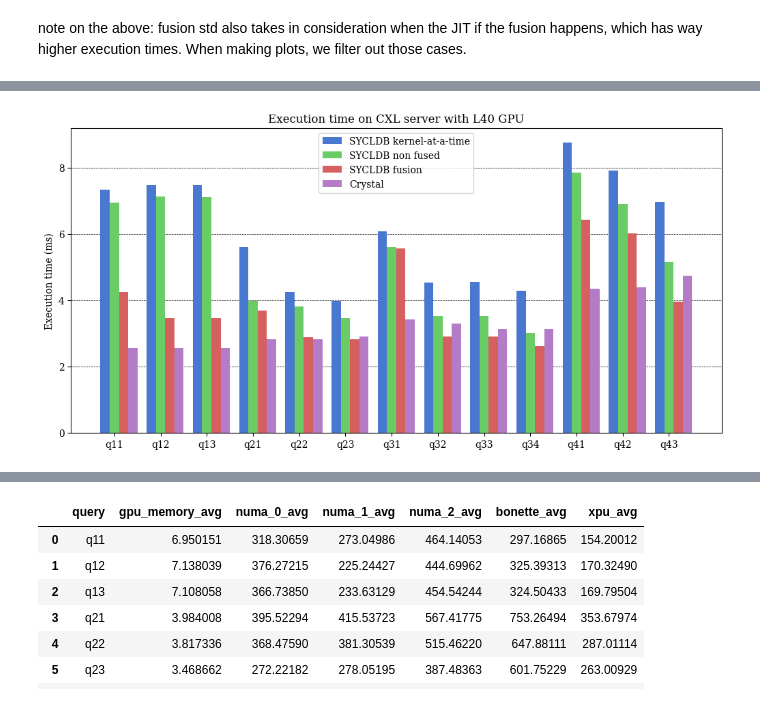
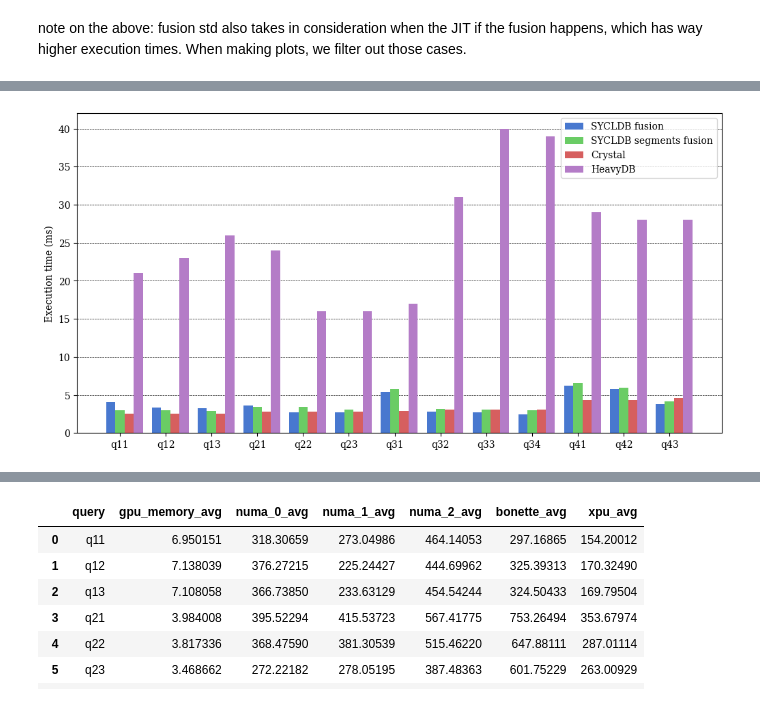
Before and after one commit to Maestro-Zacht/sycldb-calcite-executor, a Jupyter notebook: performances/perf.ipynb, the cells around one changed output, grey strips where cells are left out. Cells and saved outputs as stored; diff of their text form; code cells hidden in the pictures.

Commit message:
comparison on cxl server

```diff
--- a/performances/perf.ipynb
+++ b/performances/perf.ipynb
@@ -408,12 +408,14 @@ for q in queries:
     async_df = pd.read_csv(f'{q}-performance-async-cxl.log', header=None, names=['execution_time_ms'])
     fusion_df = pd.read_csv(f'{q}-performance-cxl.log', header=None, names=['execution_time_ms'])
     ddor_df = pd.read_csv(f'{q}-performance-ddor-l40.log', header=None, names=['execution_time_ms'])
+    ddor_fusion_df = pd.read_csv(f'{q}-performance-segments-cxl-fusion-s20.log', header=None, names=['execution_time_ms'])
     heavydb_df = pd.read_csv(f'heavydb_perf/cxl_server/{q}.txt', header=None, names=['execution_time_ms'])
 
     results_cxl[f'{q}_sync'] = sync_df['execution_time_ms']
     results_cxl[f'{q}_async'] = async_df['execution_time_ms']
     results_cxl[f'{q}_fusion'] = fusion_df['execution_time_ms']
     results_cxl[f'{q}_ddor'] = ddor_df['execution_time_ms']
+    results_cxl[f'{q}_ddor_fusion'] = ddor_fusion_df['execution_time_ms']
     results_cxl[f'{q}_crystal'] = query_times_crystal[q]
     results_cxl[f'{q}_heavydb'] = heavydb_df['execution_time_ms']
 
@@ -437,10 +439,11 @@ comparison_cxl = []
 for q in queries:
     sync_avg = results_cxl[f'{q}_sync'].mean()
     async_avg = results_cxl[f'{q}_async'].mean()
-    fusion_avg = results_cxl[results_cxl[f'{q}_fusion'] < 12.0][f'{q}_fusion'].mean()
-    ddor_avg = results_cxl[results_cxl[f'{q}_ddor'] < 12.0][f'{q}_ddor'].mean()
-    crystal_avg = results_cxl[f'{q}_crystal'].mean()
-    heavydb_avg = results_cxl[f'{q}_heavydb'].mean()
+    fusion_avg = results_cxl[f'{q}_fusion'].min()
+    ddor_avg = results_cxl[f'{q}_ddor'].min()
+    ddor_fusion_avg = results_cxl[f'{q}_ddor_fusion'].min()
+    crystal_avg = results_cxl[f'{q}_crystal'].min()
+    heavydb_avg = results_cxl[f'{q}_heavydb'].min()
 
     speedup_async = (sync_avg - async_avg) / sync_avg
     speedup_fusion = (sync_avg - fusion_avg) / sync_avg
@@ -452,6 +455,7 @@ for q in queries:
         'async_avg': async_avg,
         'fusion_avg': fusion_avg,
         'ddor_avg': ddor_avg,
+        'ddor_fusion_avg': ddor_fusion_avg,
         'crystal_avg': crystal_avg,
         'heavydb_avg': heavydb_avg,
         'async_sync': speedup_async * 100,
@@ -479,16 +483,17 @@ comparison_cxl
 # %%
 labels_mapping = {
-    'sync_avg': 'SYCLDB kernel-at-a-time',
-    'async_avg': 'SYCLDB non fused',
+    # 'sync_avg': 'SYCLDB kernel-at-a-time',
+    # 'async_avg': 'SYCLDB non fused',
     'fusion_avg': 'SYCLDB fusion',
     # 'ddor_avg': 'SYCLDB segments',
+    'ddor_fusion_avg': 'SYCLDB segments fusion',
     'crystal_avg': 'Crystal',
-    # 'heavydb_avg': 'HeavyDB',
+    'heavydb_avg': 'HeavyDB',
 }
 
-plot_data(comparison_cxl, labels_mapping, title='Execution time on CXL server with L40 GPU')
+plot_data(comparison_cxl, labels_mapping, title='')
 # %% [output]
-[figure, old version]
+[figure, new version]
 # %%
 host_results = pd.DataFrame()
 
```
Also changed, not shown: parts of 2 cells of this notebook, 13 other files.
